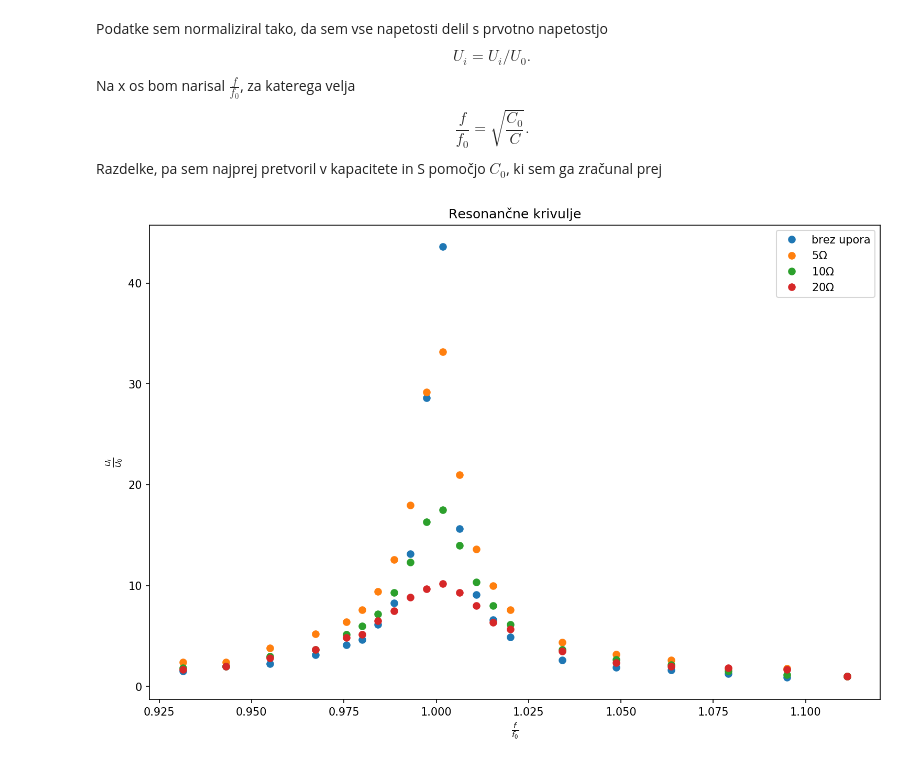
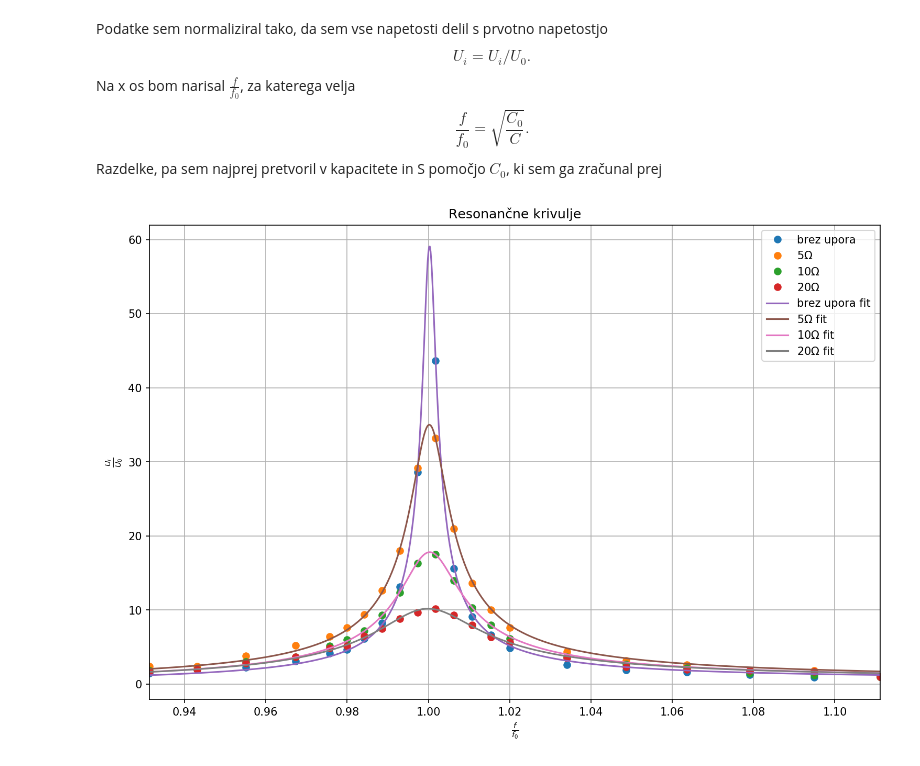
Before and after one commit to gregpr07/fizikalniPraktikum2, a Jupyter notebook: vaja43/obdelava43.ipynb, the cells around one changed output. Drawn from its saved outputs; the diff is of its cells as text; code cells hidden in the pictures.

```diff
--- a/vaja43/obdelava43.ipynb
+++ b/vaja43/obdelava43.ipynb
@@ -166,27 +166,40 @@ Na x os bom narisal $\frac{f}{f_0}$, za katerega velja
 $$ \frac{f}{f_0} = \sqrt{ \frac{C_0}{C}} .$$
 Razdelke, pa sem najprej pretvoril v kapacitete in S pomočjo $C_0$, ki sem ga zračunal prej
 # %%
-def resonancna(x,a,b):
-    return 1/(np.sqrt( (1-(x*b)**2)**2 + a**2 * x**4 ))
+def resonancna(x,a,b,c):
+    return 1/(np.sqrt( (1-((x+c)*b)**2)**2 + a**2 * (x+c)**4 ))
 # %%
 x = data.iloc[:,0]
 
 labels = ['brez upora',r'$5 \Omega$',r'$10 \Omega$',r'$20 \Omega$']
 
 fig=plt.figure(figsize=(12, 8))
 
 kas = []
 
 for i in range(1,5):
     y = data.iloc[:,i]
     plt.plot(x, y, 'o',label=labels[i-1])
     kas.append(curve_fit(resonancna, x, y)[0])
 
+
+xrange = np.linspace(min(x),max(x),1000)
+
+for i in range(len(kas)):
+    k = kas[i]
+
+    y = [resonancna(sx,k[0],k[1],k[2]) for sx in xrange]
+    plt.plot(xrange, y,label=labels[i]+' fit')
+
 plt.title(r'Resonančne krivulje')
-plt.ylabel(r'$\frac{U_i}{U_0}$')
+plt.ylabel(r'$\frac{U_i }{U_0}$')
 plt.xlabel(r'$\frac{f}{f_0}$')
+
+plt.xlim((min(x),max(x)))
+
+plt.grid()
 
 plt.legend()
 plt.show()
 # %% [output]
-[figure, old version]
+[figure, new version]
```
Also changed, not shown: parts of 6 cells of this notebook, 3 other files.
